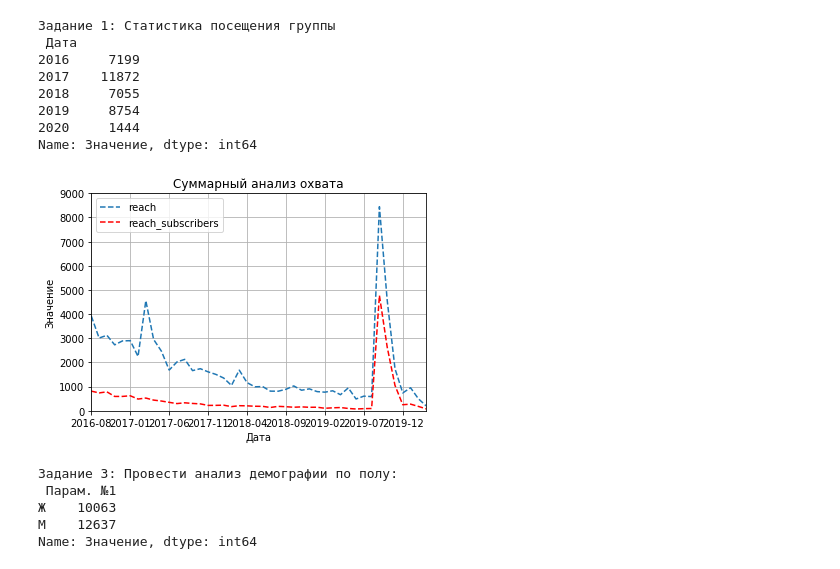
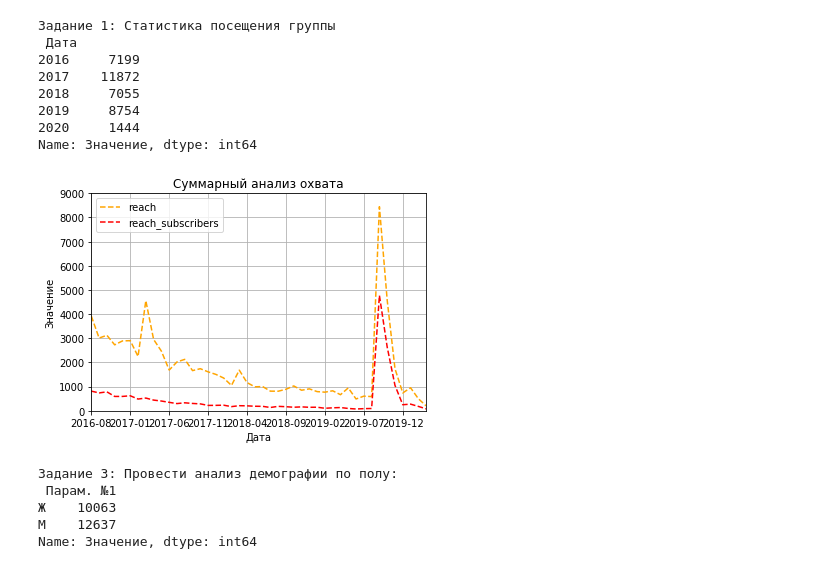
Before and after one commit to Mahapeth/my_python, a Jupyter notebook: Homework_01.06/ДЗ01_06.ipynb, the cells around one changed output. Cells and saved outputs as stored; diff of their text form; code cells hidden in the pictures.

```diff
--- a/Homework_01.06/ДЗ01_06.ipynb
+++ b/Homework_01.06/ДЗ01_06.ipynb
@@ -24,22 +24,22 @@ Name: Значение, dtype: int64
 # %%
 import pylab
 a = dfc[['Дата','Значение']][dfc['Критерий_reach'] == 1]
 a['Дата'] = a.apply(to_datetime, axis=1).dt.strftime('%Y-%m')
 au = a.groupby(['Дата'])['Значение'].sum()
 f = dfc[['Дата','Значение']][dfc['Критерий_reach_subscribers'] == 1]
 f['Дата'] = f.apply(to_datetime, axis=1).dt.strftime('%Y-%m')
 fo = f.groupby(['Дата'])['Значение'].sum()
 plt.title('Суммарный анализ охвата')
 plt.xlabel('Дата')
 plt.ylabel('Значение')
-au.plot(label="reach", linestyle='--')
+au.plot(label="reach", linestyle='--',color = 'orange')
 fo.plot(label = "reach_subscribers", linestyle='--',color = 'red')
 pylab.ylim(0, 9000)
 plt.legend(loc="upper left")
 plt.grid(True)
 plt.show()
 # %% [output]
-[figure, old version]
+[figure, new version]
 # %%
 gender = dfc[['Дата', 'Значение','Парам. №1']][dfc['Критерий_gender'] == 1]
 gender1 = gender.groupby(['Парам. №1'])['Значение'].sum()
```
Also changed, not shown: parts of 3 cells of this notebook.
